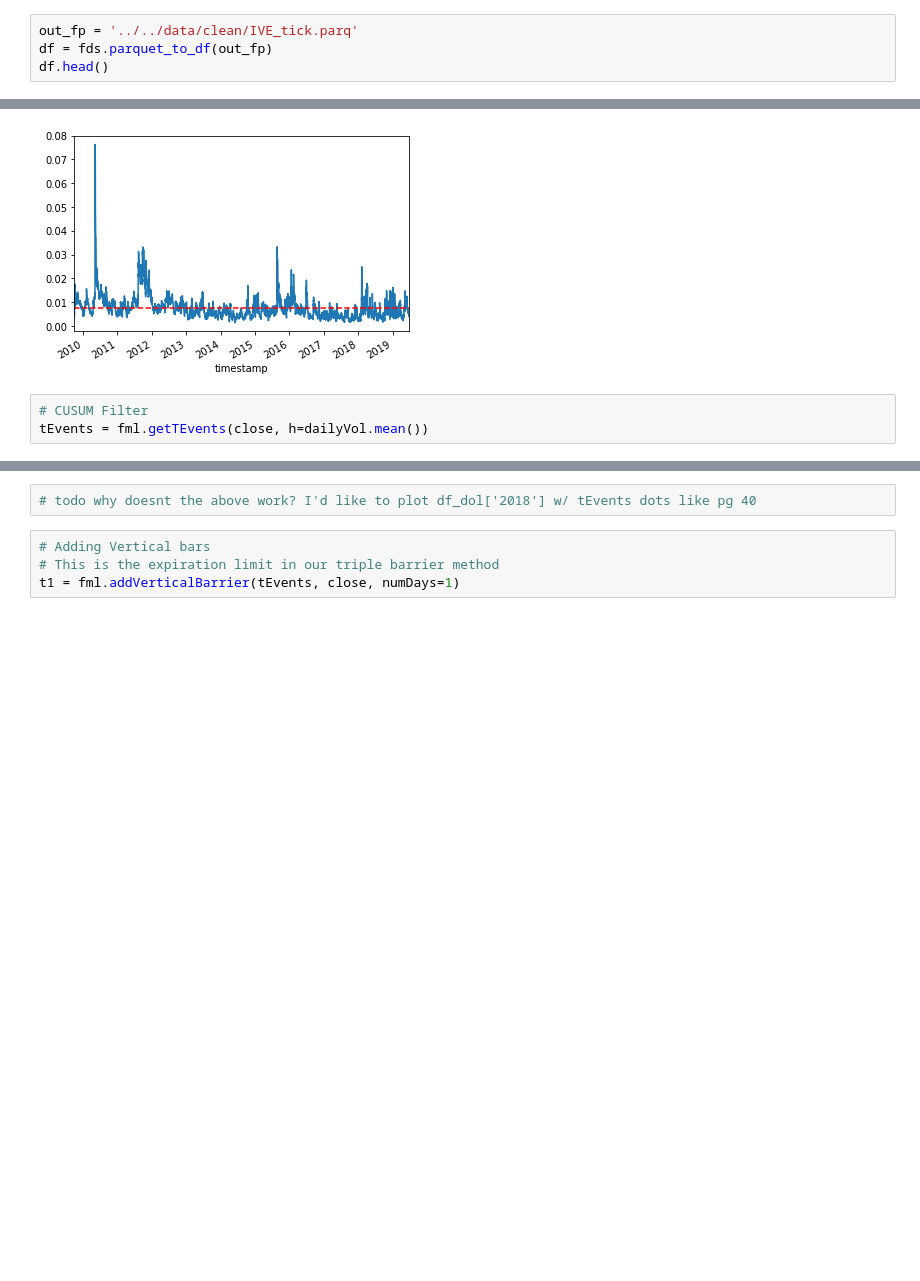
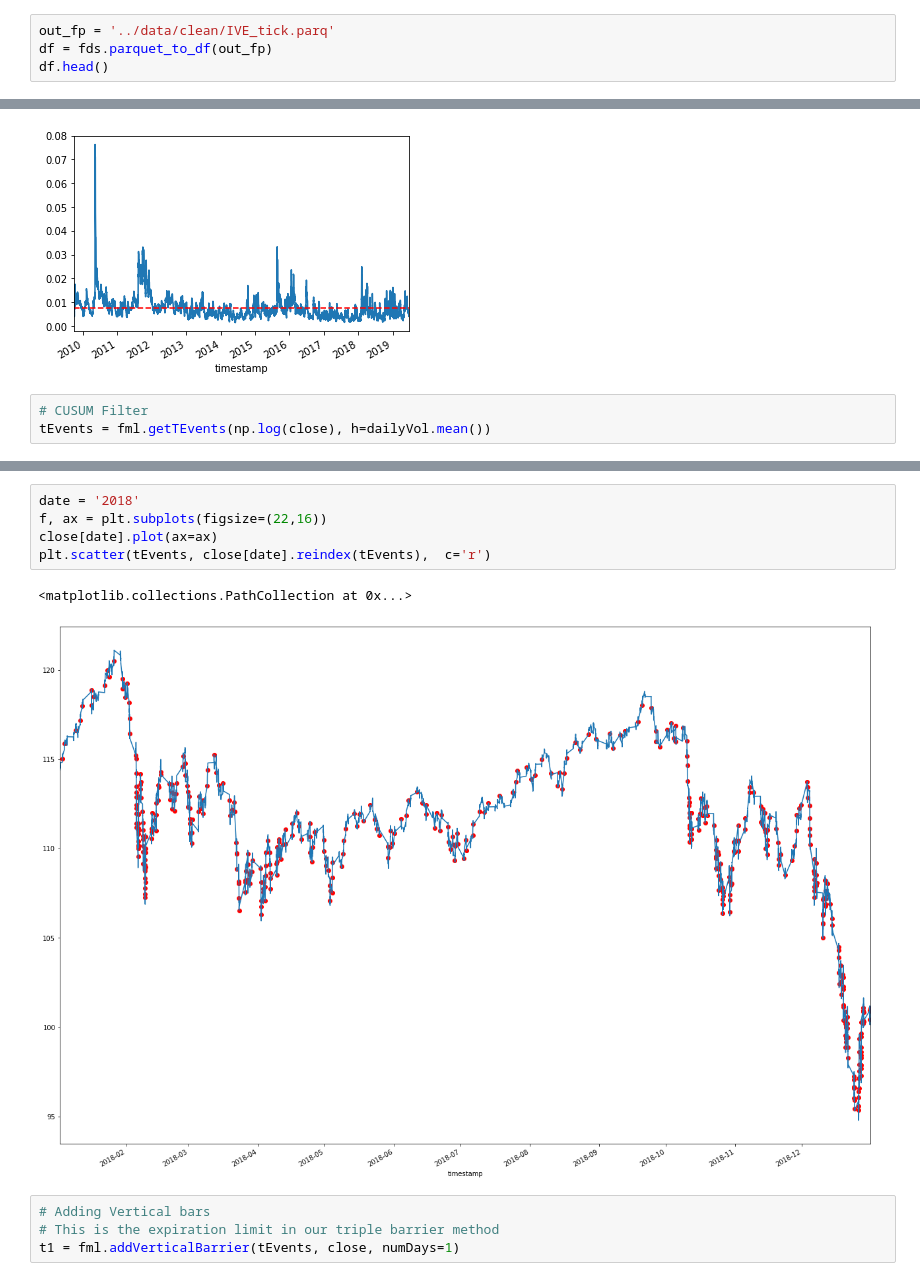
Before and after one commit to masonl93/F-ML, a Jupyter notebook: data_analysis/ch3.ipynb, the cells around one changed output, grey strips where cells are left out. Drawn from its saved outputs; the diff is of its cells as text; blank space fills up the shorter version.

```diff
--- a/data_analysis/ch3.ipynb
+++ b/data_analysis/ch3.ipynb
@@ -21,7 +21,7 @@ importlib.reload(sys.modules['adv_fin_ml_func'])
 ### 3.1
 On dollar bars, apply a symmetric CUSUM filter (where the threshold is the standard deviation of daily returns), add vertical bars, apply the triple-barrier method, and apply getBins to generate labels
 # %%
-out_fp = '../../data/clean/IVE_tick.parq'
+out_fp = '../data/clean/IVE_tick.parq'
 df = fds.parquet_to_df(out_fp)
 df.head()
 # %% [output]
@@ -65,4 +71,4 @@ ax.axhline(dailyVol.mean(), ls='--', color='r')
 [figure]
 # %%
 # CUSUM Filter
-tEvents = fml.getTEvents(close, h=dailyVol.mean())
+tEvents = fml.getTEvents(np.log(close), h=dailyVol.mean())
@@ -111,5 +90,11 @@ KeyError: '2009-09-28 09:53:49'
-# %%
-# todo why doesnt the above work? I'd like to plot df_dol['2018'] w/ tEvents dots like pg 40
+# %%
+date = '2018'
+f, ax = plt.subplots(figsize=(22,16))
+close[date].plot(ax=ax)
+plt.scatter(tEvents, close[date].reindex(tEvents),  c='r')
+# %% [output]
+<matplotlib.collections.PathCollection at 0x...>
+[figure, added]
 # %%
 # Adding Vertical bars
 # This is the expiration limit in our triple barrier method
```
Also changed, not shown: parts of 18 cells of this notebook, 1 other file.
